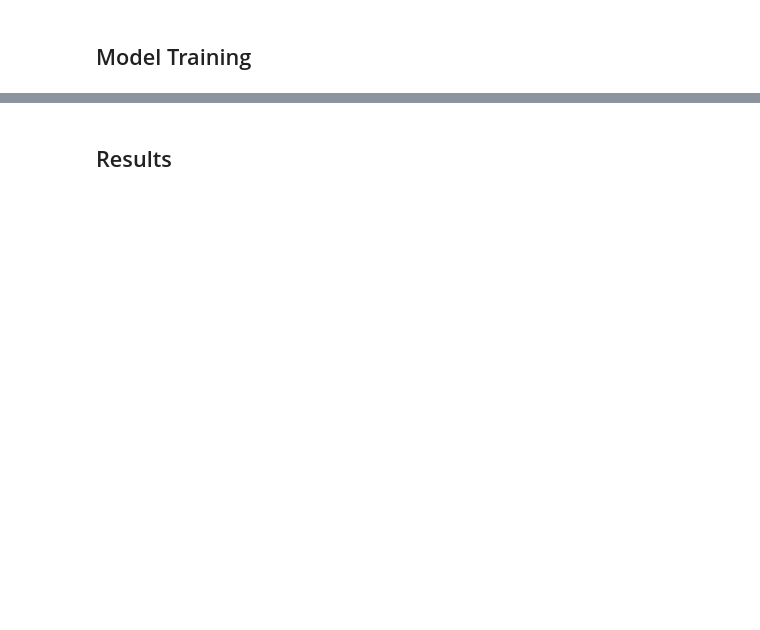
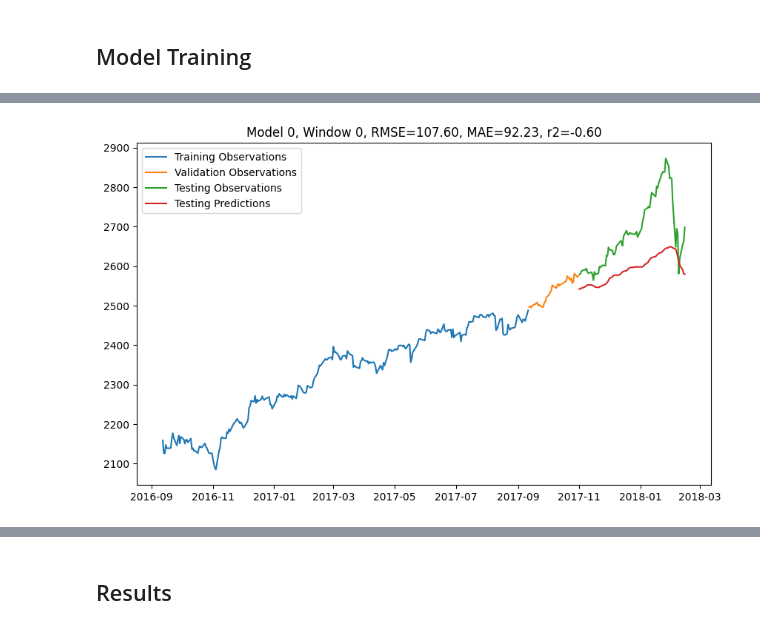
Before and after one commit to wallacelw/Price-Forecasting-With-LSTM, a Jupyter notebook: Prices_Forecasting_with_LSTM.ipynb, the cells around one changed output, grey strips where cells are left out. Cells and saved outputs as stored; diff of their text form; code cells hidden in the pictures; blank space fills up the shorter version.

```diff
--- a/Prices_Forecasting_with_LSTM.ipynb
+++ b/Prices_Forecasting_with_LSTM.ipynb
@@ -157,6 +116,0 @@ pd.DataFrame(scaled_train).describe(), pd.DataFrame(scaled_test).describe()
-# %%
-def split_columns(scaled_array, windowed):
-  return (windowed.index, scaled_array[:, 0:-1], scaled_array[:, -1])
-
-dates_train, X_train, Y_train = split_columns(scaled_train, windowed_df_train)
-dates_test, X_test, Y_test = split_columns(scaled_test, windowed_df_test)
@@ -223,0 +195,89 @@ trained_models = [train_model(i) for i in models]
+# %%
+def split_xy(windowedNP):
+    """
+    Split np.array into X and y
+    """
+
+    X = windowedNP[:, :-1]
+    y = windowedNP[:, -1]
+    return (X, y)
+# %%
+from sklearn.preprocessing import MinMaxScaler
+from sklearn.metrics import mean_squared_error, mean_absolute_error, r2_score
+import numpy as np
+
+def cross_validation_score(model, generator, model_idx):
+    """
+    Calculates the cross validation score ("RMSE", "MAE", "R2")
+    """
+
+    cv_score = pd.DataFrame(columns=["RMSE", "MAE", "R2"])
+
+    for i, (train, vali, test) in enumerate(generator):
+
+        # Get Dates
+        dates_train = train.index
+        dates_vali = vali.index
+        dates_test = test.index
+
+        # Get Scaled Data
+        scaler = MinMaxScaler(feature_range=(-1, 1))
+        X_train_sc, y_train_sc = split_xy(scaler.fit_transform(train))
+        X_vali_sc, y_vali_sc = split_xy(scaler.transform(vali))
+        X_test_sc, y_test_sc = split_xy(scaler.transform(test))
+
+        # Fit and Predict
+        model.fit(
+            X_train_sc, y_train_sc,
+            validation_data=(X_vali_sc, y_vali_sc),
+            epochs=100,
+            batch_size=64,
+            verbose=False
+        )
+        preds_sc = model.predict(X_test_sc)
+
+        # Get Non-Scaled Data
+        result = scaler.inverse_transform(np.hstack((X_test_sc, preds_sc)))
+        X_train, y_train = split_xy(train.to_numpy())
+        X_vali, y_vali = split_xy(vali.to_numpy())
+        X_test, y_test = split_xy(test.to_numpy())
+        X_result, y_result = split_xy(result)
+
+        # Compute Metrics
+        rmse = mean_squared_error(y_true=y_test, y_pred=y_result, squared=False)
+        mae = mean_absolute_error(y_true=y_test, y_pred=y_result)
+        r2 = r2_score(y_true=y_test, y_pred=y_result)
+
+        # Plot Curves and Metrics
+        plt.figure(figsize=(10,6))
+        plt.plot(dates_train, y_train)
+        plt.plot(dates_vali, y_vali)
+        plt.plot(dates_test, y_test)
+        plt.plot(dates_test, y_result)
+        plt.legend([
+            "Training Observations",
+            "Validation Observations",
+            "Testing Observations",
+            "Testing Predictions"
+        ])
+        plt.title(f"Model {model_idx}, Window {i}, RMSE={rmse:.2f}, MAE={mae:.2f}, r2={r2:.2f}")
+        plt.show()
+
+        # Append Result
+        cv_score.loc[len(cv_score)] = [rmse, mae, r2]
+
+
+    return cv_score
+
+# For each model, perform a cross validation training,
+# plot graphs and compute metrics
+cv_scores = []
+for i, model in enumerate(models):
+    model.compile(
+        loss="mean_squared_error",
+        optimizer=Adam(learning_rate=0.0001)
+    )
+    generator = sliding_window_generator(windowed_df)
+    cv_score = cross_validation_score(model, generator, i)
+    cv_scores.append(cv_score)
+# %% [output]
@@ -223,0 +285 @@ trained_models = [train_model(i) for i in models]
+[figure, added]
```
Also changed, not shown: parts of 17 cells of this notebook.
